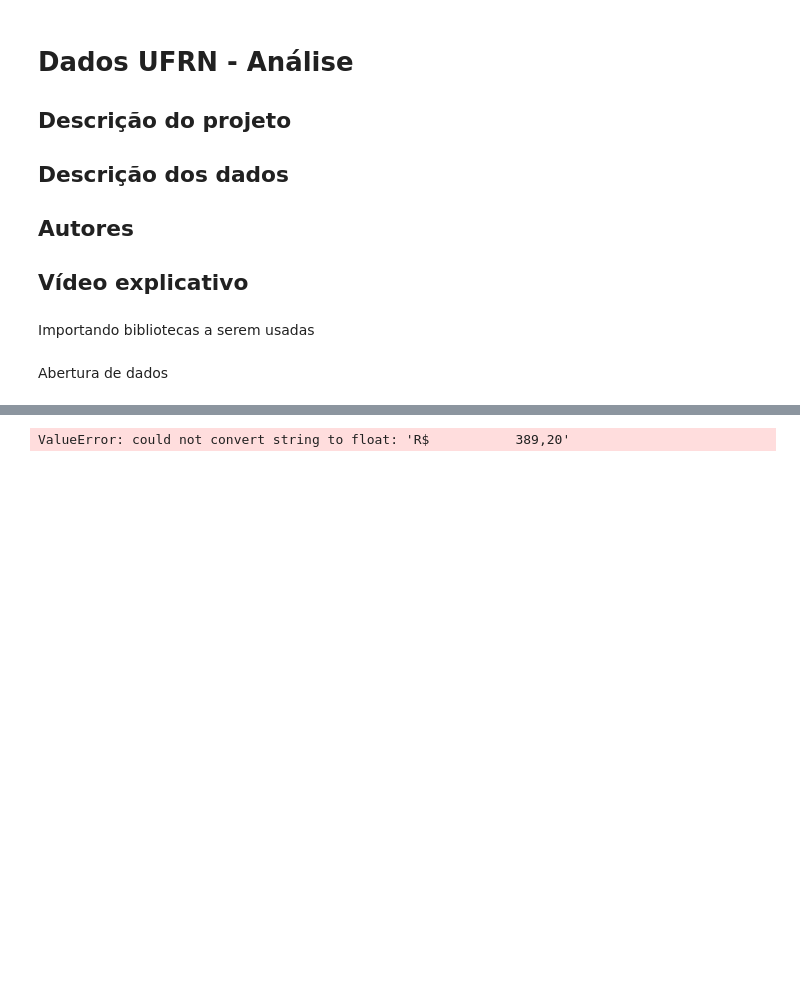
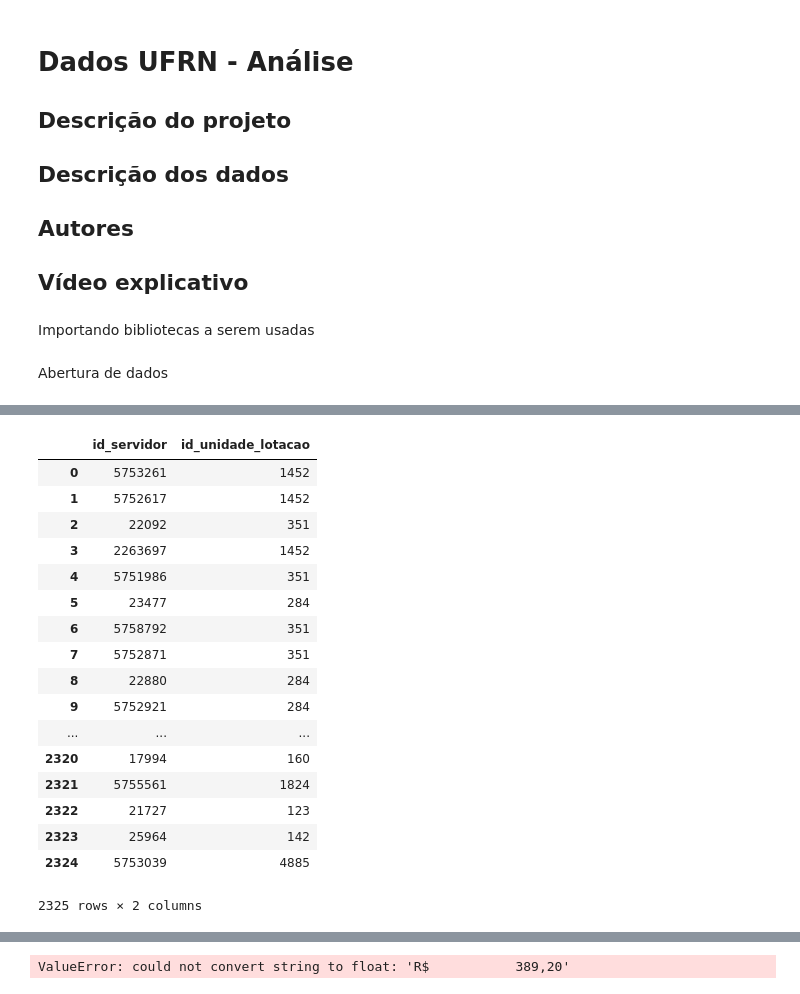
Before and after one commit to thyall/Dados_UFRN, a Jupyter notebook: Gastos_Desempenho.ipynb, the cells around one changed output, grey strips where cells are left out. Saved outputs shown, nothing was run; the diff lists cells and outputs as text; code cells hidden in the pictures; blank space fills up the shorter version.

```diff
--- a/Gastos_Desempenho.ipynb
+++ b/Gastos_Desempenho.ipynb
@@ -42,3 +65,27 @@ dataM_unit_gas
+# %%
+#Carregando arquivo dos docentes (link entre turmas e unidades gestoras)
+link_docentes = pd.read_csv("Dados/docentes/docentes.csv",
+                           sep=';',
+                           usecols=["id_servidor", "id_unidade_lotacao"])
+# %% [output]
+|  | id_servidor | id_unidade_lotacao |
+| 0 | 5753261 | 1452 |
+| 1 | 5752617 | 1452 |
+| 2 | 22092 | 351 |
+| 3 | 2263697 | 1452 |
+| 4 | 5751986 | 351 |
+| 5 | 23477 | 284 |
+| 6 | 5758792 | 351 |
+| 7 | 5752871 | 351 |
+| 8 | 22880 | 284 |
+| 9 | 5752921 | 284 |
+| ... | ... | ... |
+| 2320 | 17994 | 160 |
+| 2321 | 5755561 | 1824 |
+| 2322 | 21727 | 123 |
+| 2323 | 25964 | 142 |
+| 2324 | 5753039 | 4885 |
+2325 rows × 2 columns
 # %%
 #Carregando arquivos de semestre e linkando
 
```
Also changed, not shown: parts of 3 cells of this notebook.
